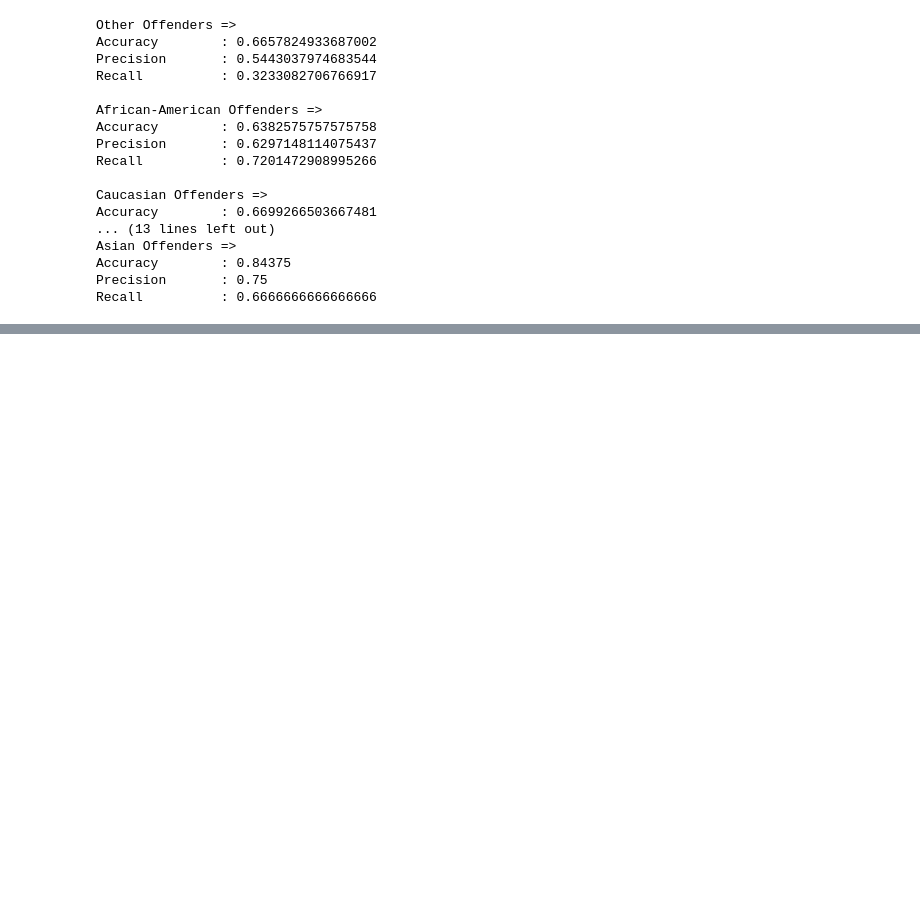
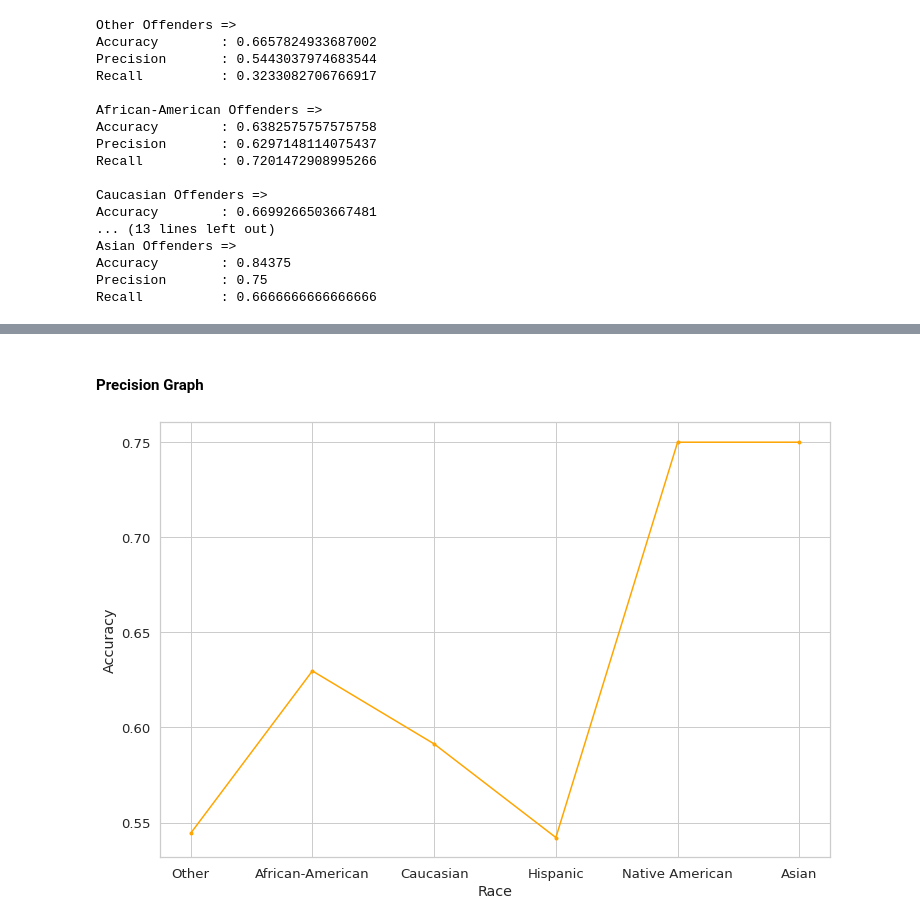
Before and after one commit to irmanfaqrizal/datascience, a Jupyter notebook: firstpart.ipynb, the cells around one changed output, grey strips where cells are left out. Drawn from its saved outputs; the diff is of its cells as text; code cells hidden in the pictures; blank space fills up the shorter version.

```diff
--- a/firstpart.ipynb
+++ b/firstpart.ipynb
@@ -259,0 +278,10 @@ TO DO: the selected columns maybe incorrect (we could just simply change them),
+# %% [markdown]
+#### Precision Graph
+# %%
+Precison = [0.5443037974683544, 0.6297148114075437, 0.5913348946135831, 0.5421052631578948, 0.75, 0.75]
+plt.plot(Race, Precison, marker='.',color="orange")
+plt.xlabel('Race')
+plt.ylabel('Accuracy')
+plt.show()
+# %% [output]
+[figure, added]
```
Also changed, not shown: parts of 13 cells of this notebook.
